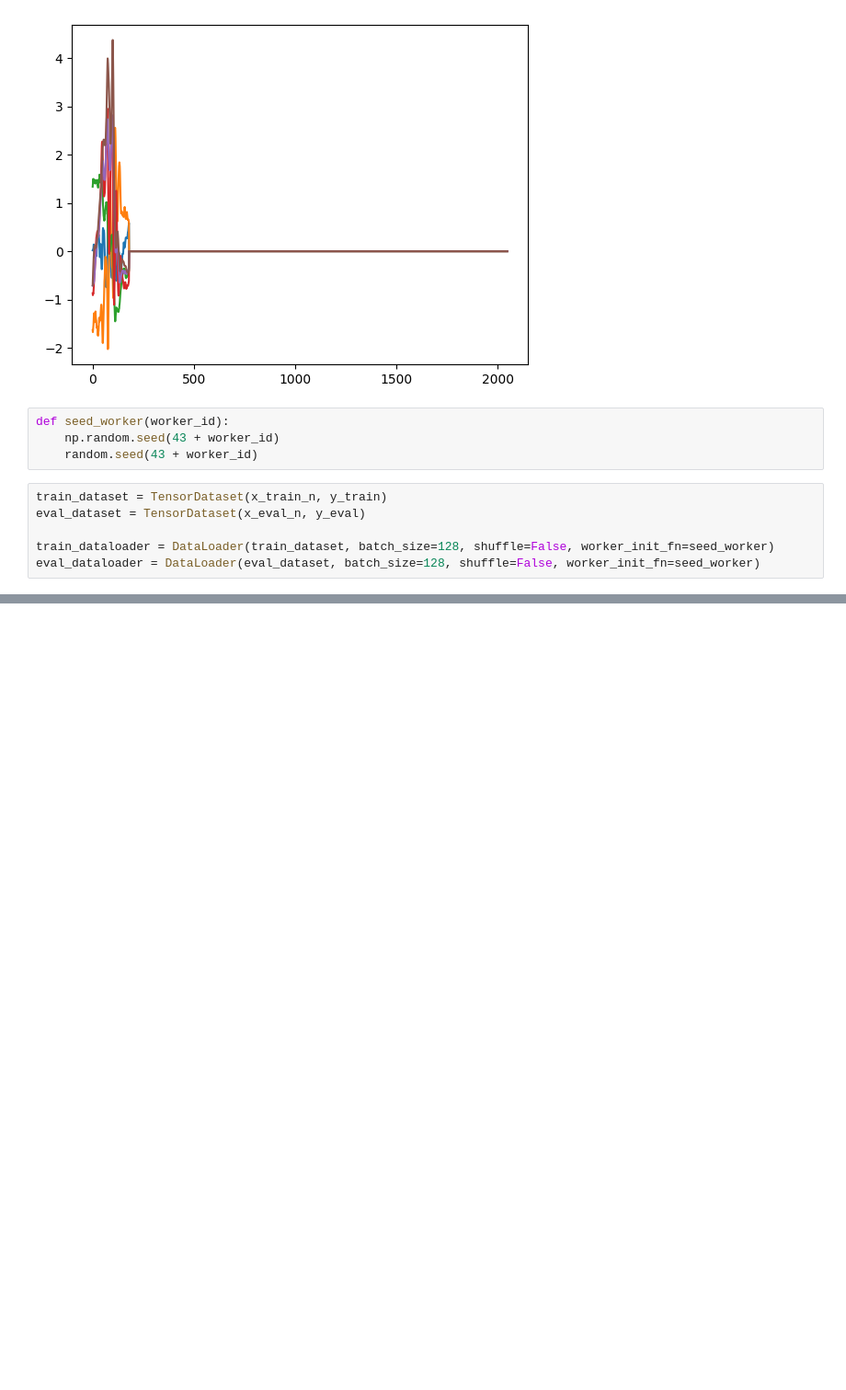
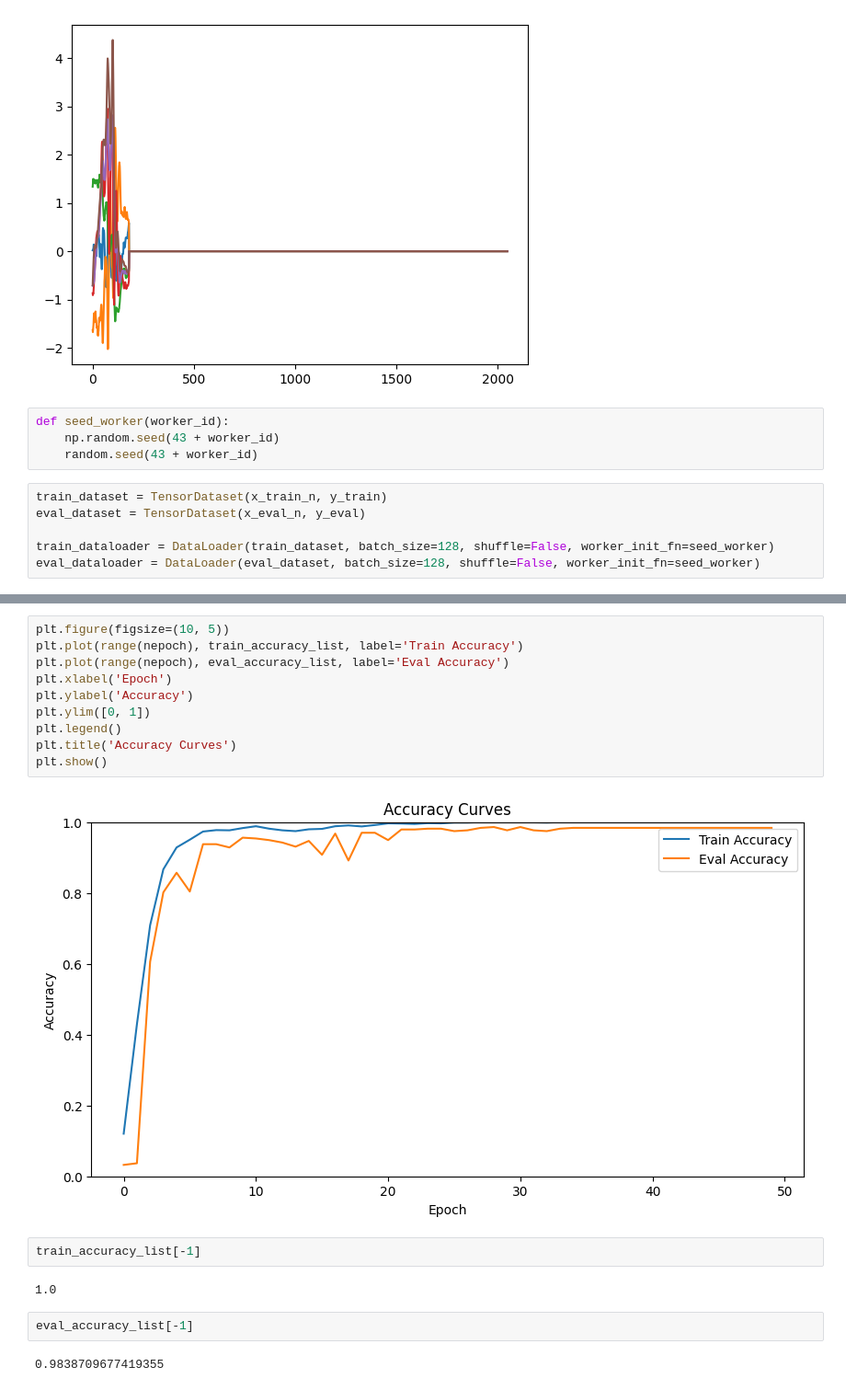
Before and after one commit to salar-sfd/Motion-Classification-Using-IMU-Sensors-and-Deep-Learning, a Jupyter notebook: Codes/python codes/trainer.ipynb, the cells around one changed output, grey strips where cells are left out. Shown: that part at 92% size. Saved outputs shown, nothing was run; the diff lists cells and outputs as text; blank space fills up the shorter version.

```diff
--- a/Codes/python codes/trainer.ipynb
+++ b/Codes/python codes/trainer.ipynb
@@ -172,3 +191,23 @@ plt.show()
+# %%
+plt.figure(figsize=(10, 5))
+plt.plot(range(nepoch), train_accuracy_list, label='Train Accuracy')
+plt.plot(range(nepoch), eval_accuracy_list, label='Eval Accuracy')
+plt.xlabel('Epoch')
+plt.ylabel('Accuracy')
+plt.ylim([0, 1])
+plt.legend()
+plt.title('Accuracy Curves')
+plt.show()
+# %% [output]
+[figure, added]
+# %%
+train_accuracy_list[-1]
+# %% [output]
+1.0
+# %%
+eval_accuracy_list[-1]
+# %% [output]
+0.9838709677419355
 # %%
 model.eval()
 train_preds = []
```
Also changed, not shown: parts of 8 cells of this notebook, 16 other files.
